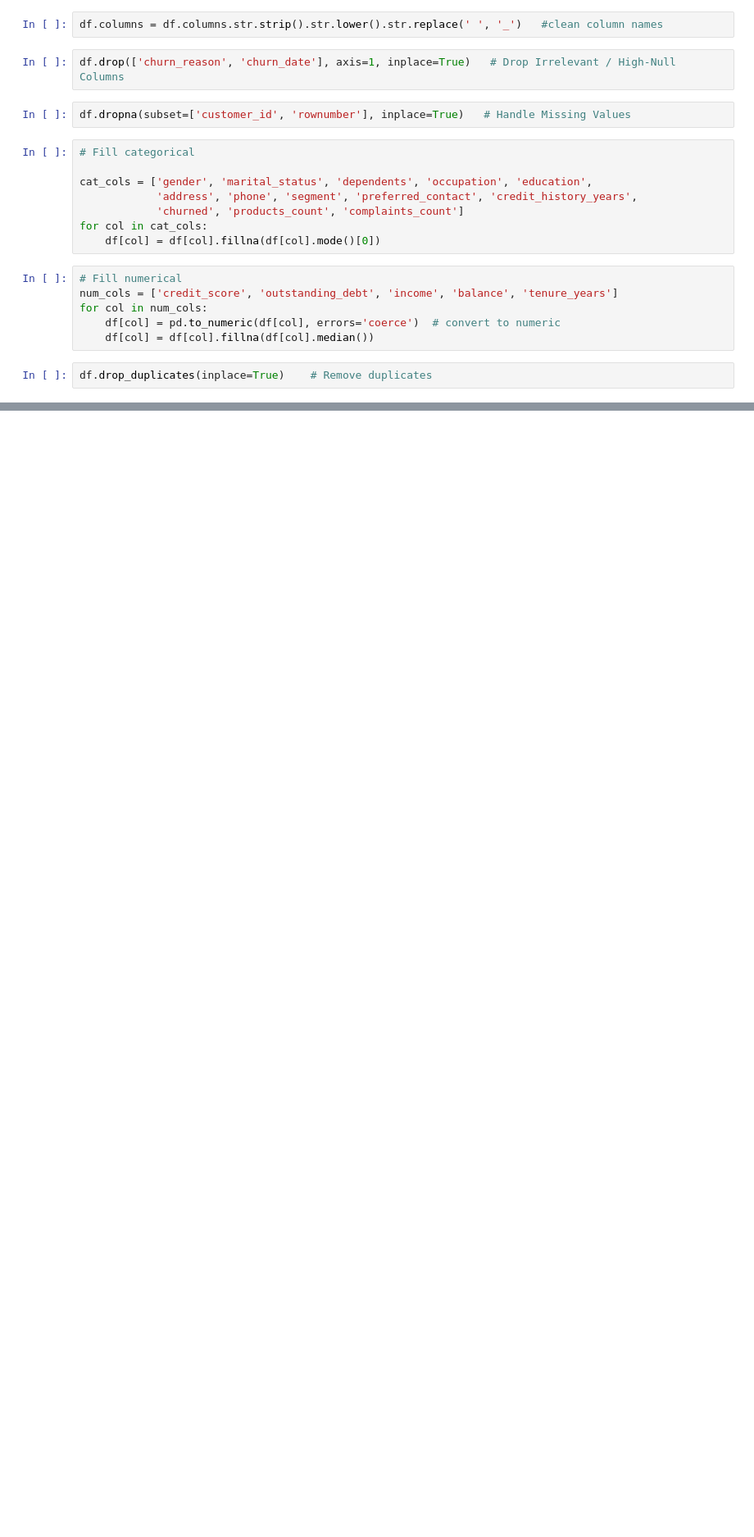
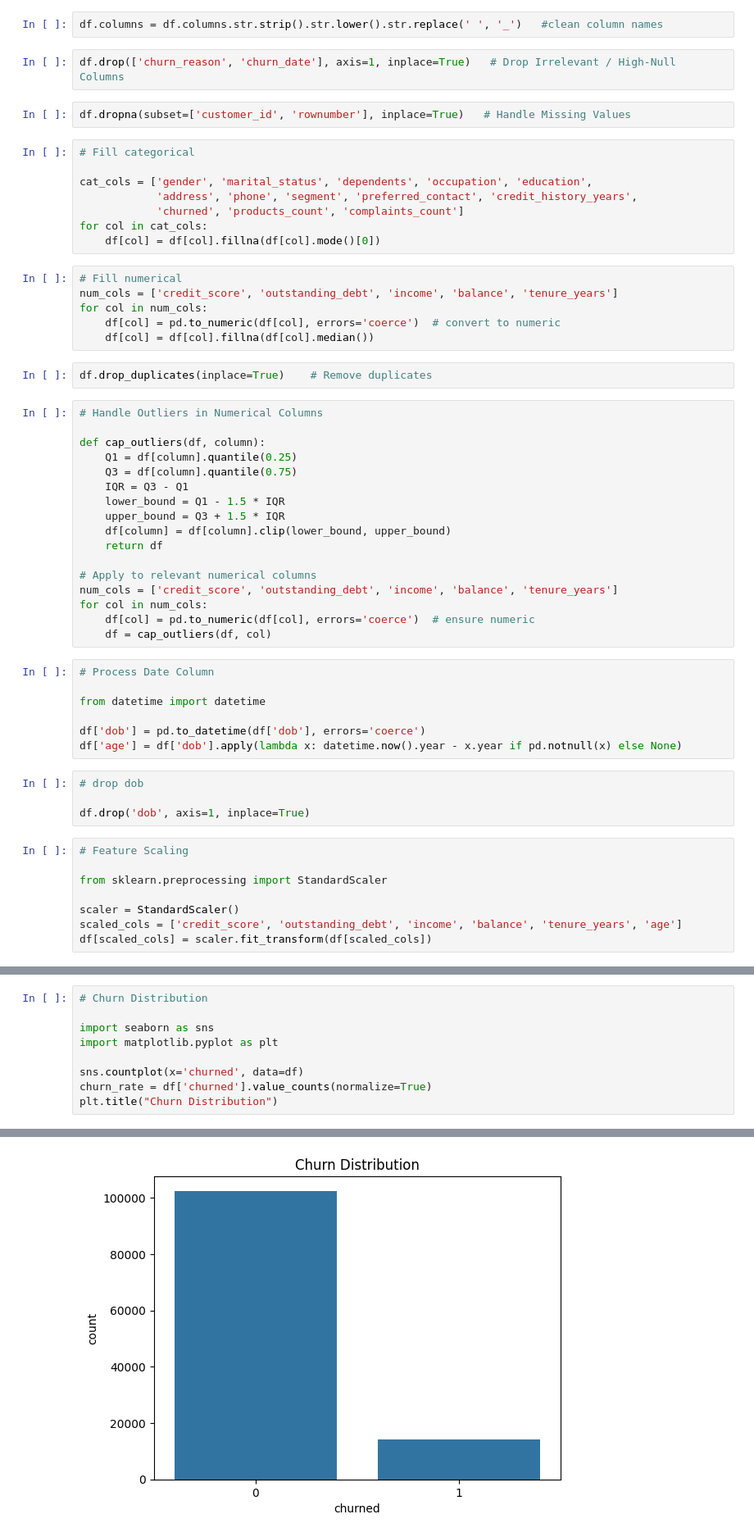
Before and after one commit to SusheniUmayangana/Customer_churn, a Jupyter notebook: FDM_mini_project.ipynb, the cells around one changed output, grey strips where cells are left out. Shown at 82% size. Cells and saved outputs as stored; diff of their text form; blank space fills up the shorter version.

Commit message:
Add EDA visuals and insights

```diff
--- a/FDM_mini_project.ipynb
+++ b/FDM_mini_project.ipynb
@@ -97,6 +99,42 @@ for col in num_cols:
     df[col] = df[col].fillna(df[col].median())
 # %%
 df.drop_duplicates(inplace=True)    # Remove duplicates
+# %%
+# Handle Outliers in Numerical Columns
+
+def cap_outliers(df, column):
+    Q1 = df[column].quantile(0.25)
+    Q3 = df[column].quantile(0.75)
+    IQR = Q3 - Q1
+    lower_bound = Q1 - 1.5 * IQR
+    upper_bound = Q3 + 1.5 * IQR
+    df[column] = df[column].clip(lower_bound, upper_bound)
+    return df
+
+# Apply to relevant numerical columns
+num_cols = ['credit_score', 'outstanding_debt', 'income', 'balance', 'tenure_years']
+for col in num_cols:
+    df[col] = pd.to_numeric(df[col], errors='coerce')  # ensure numeric
+    df = cap_outliers(df, col)
+# %%
+# Process Date Column
+
+from datetime import datetime
+
+df['dob'] = pd.to_datetime(df['dob'], errors='coerce')
+df['age'] = df['dob'].apply(lambda x: datetime.now().year - x.year if pd.notnull(x) else None)
+# %%
+# drop dob
+
+df.drop('dob', axis=1, inplace=True)
+# %%
+# Feature Scaling
+
+from sklearn.preprocessing import StandardScaler
+
+scaler = StandardScaler()
+scaled_cols = ['credit_score', 'outstanding_debt', 'income', 'balance', 'tenure_years', 'age']
+df[scaled_cols] = scaler.fit_transform(df[scaled_cols])
 # %%
 # Encode Categorical Features
 
@@ -115,0 +156,10 @@ df.to_csv("data/processed/churn_cleaned.csv", index=False)
+# %%
+# Churn Distribution
+
+import seaborn as sns
+import matplotlib.pyplot as plt
+
+sns.countplot(x='churned', data=df)
+churn_rate = df['churned'].value_counts(normalize=True)
+plt.title("Churn Distribution")
+# %% [output]
@@ -115,0 +167 @@ df.to_csv("data/processed/churn_cleaned.csv", index=False)
+[figure, added]
```
Also changed, not shown: parts of 10 cells of this notebook.
